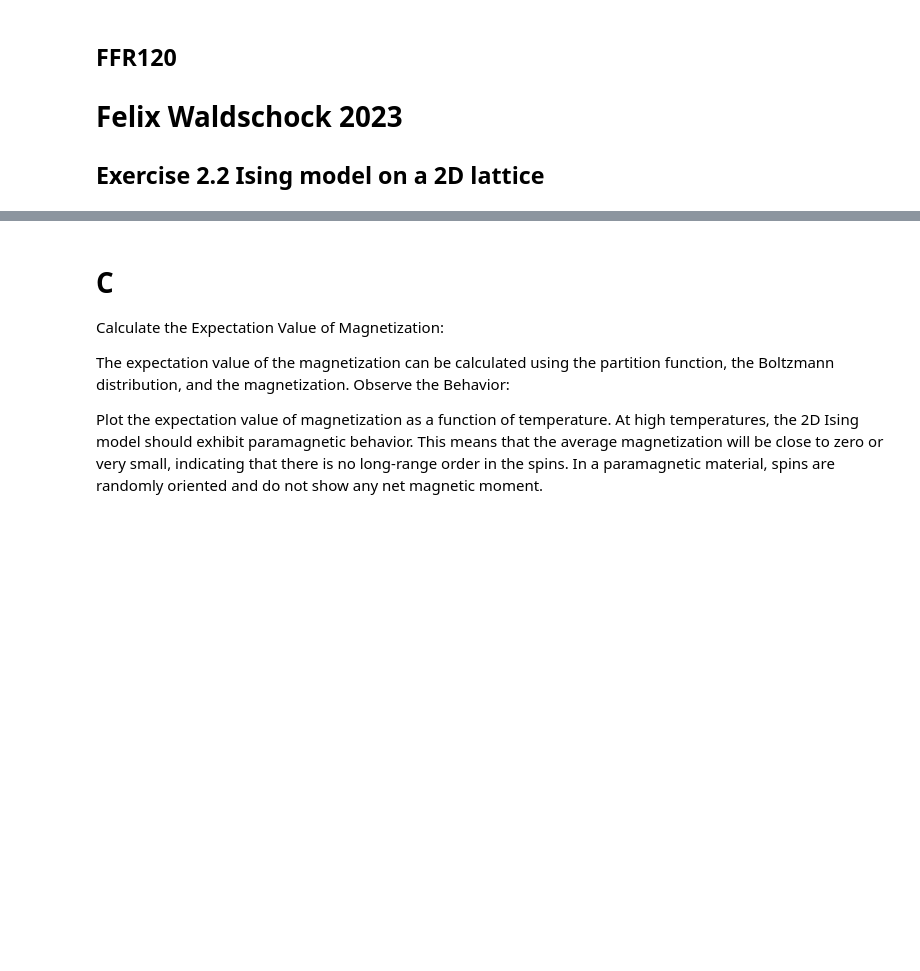
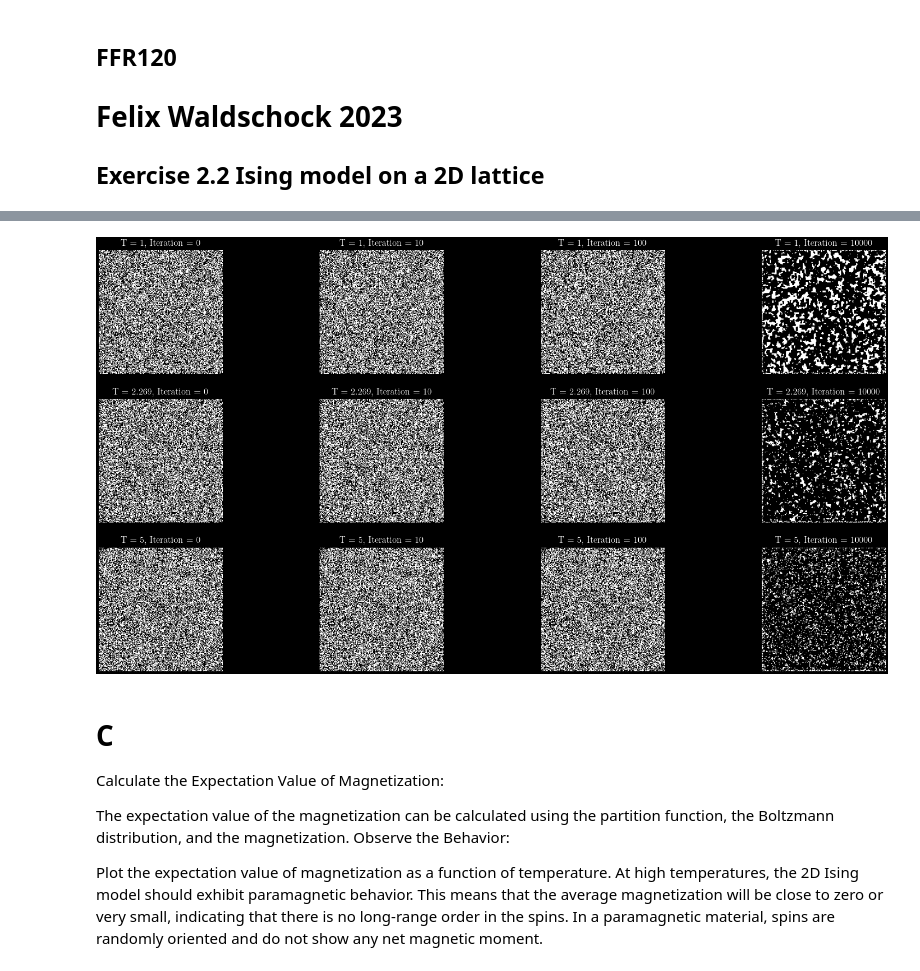
Before and after one commit to FelixWaldschock/Chalmers_FFR120_Simulation_Of_Complex_System, a Jupyter notebook: HW_01/Exercise_2-2/Exercise_2-2.ipynb, the cells around one changed output, grey strips where cells are left out. Drawn from its saved outputs; the diff is of its cells as text; code cells hidden in the pictures; blank space fills up the shorter version.

```diff
--- a/HW_01/Exercise_2-2/Exercise_2-2.ipynb
+++ b/HW_01/Exercise_2-2/Exercise_2-2.ipynb
@@ -129,16 +129,18 @@ if(0):
         for j in range(len(updatedGrids)):
             gridArray[i,j,:,:] = updatedGrids[j]
 # %%
-if(0):
+if(1):
     # create a subplot with 2 rows and 5 columns
     fig, axs = plt.subplots(3,4, figsize=(20, 10))
 
     # plot all the grids from gridArray
     for i in range(NumberOfTemperatures):
         for j in range(len(Iterations)):
             axs[i,j].imshow(gridArray[i,j,:,:], cmap=cmapStyle)
             axs[i,j].set_title("T = " + str(T[i]) + ", Iteration = " + str(Iterations[j]))
             axs[i,j].axis('off')
+# %% [output]
+[figure, added]
 # %% [markdown]
 # C
 Calculate the Expectation Value of Magnetization:
```
Also changed, not shown: parts of 5 cells of this notebook, 2 other files.
